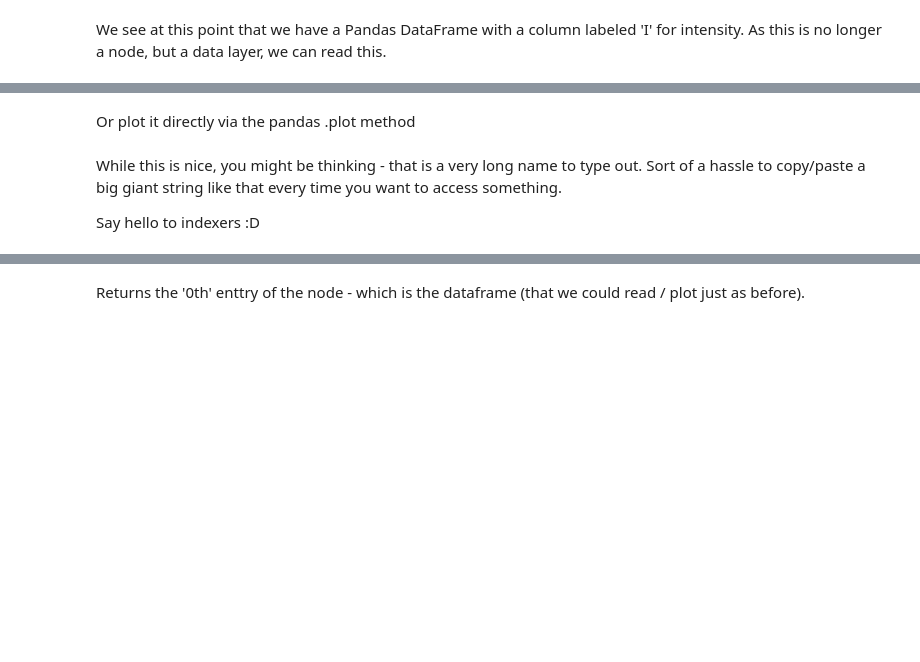
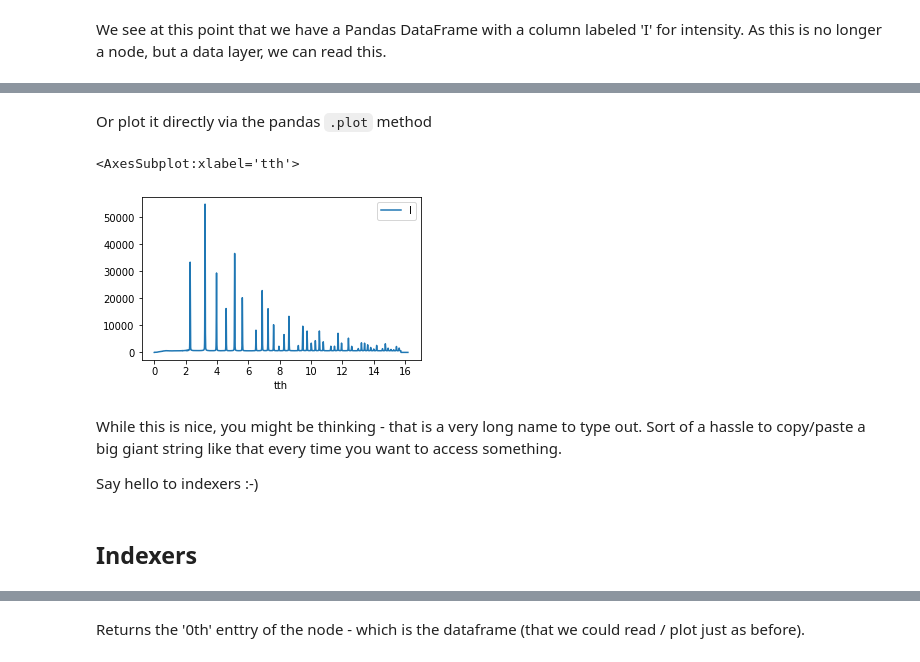
Before and after one commit to NSLS-II/um2022, a Jupyter notebook: Quick_PD_Viz.ipynb, the cells around one changed output, grey strips where cells are left out. Drawn from its saved outputs; the diff is of its cells as text; code cells hidden in the pictures; blank space fills up the shorter version.

Commit message:
updated text and figs
updated text and and added figures in /resources/ folder

```diff
--- a/Quick_PD_Viz.ipynb
+++ b/Quick_PD_Viz.ipynb
@@ -39,10 +85,15 @@ my_cat['LaB6_long']['LaB6_long_20210913-230727_322be6_0001_mean_tth'].read()
 # %% [markdown]
-Or plot it directly via the pandas .plot method
+Or plot it directly via the pandas `.plot` method
 # %%
-my_cat['LaB6_long']['LaB6_long_20210913-230727_322be6_0001_mean_tth'].read().plot(figsize=(4,2))
+my_cat['LaB6_long']['LaB6_long_20210913-230727_322be6_0001_mean_tth'].read().plot(figsize=(5,3))
+# %% [output]
+<AxesSubplot:xlabel='tth'>
+[figure, added]
 # %% [markdown]
 While this is nice, you might be thinking - that is a very long name to type out.  Sort of a hassle to copy/paste a big giant string like that every time you want to access something.
 
-Say hello to indexers :D
+Say hello to indexers :-)
+# %% [markdown]
+## Indexers
 # %%
 my_cat['LaB6_long'].values_indexer[0]
```
Also changed, not shown: parts of 51 cells of this notebook, 4 other files.
